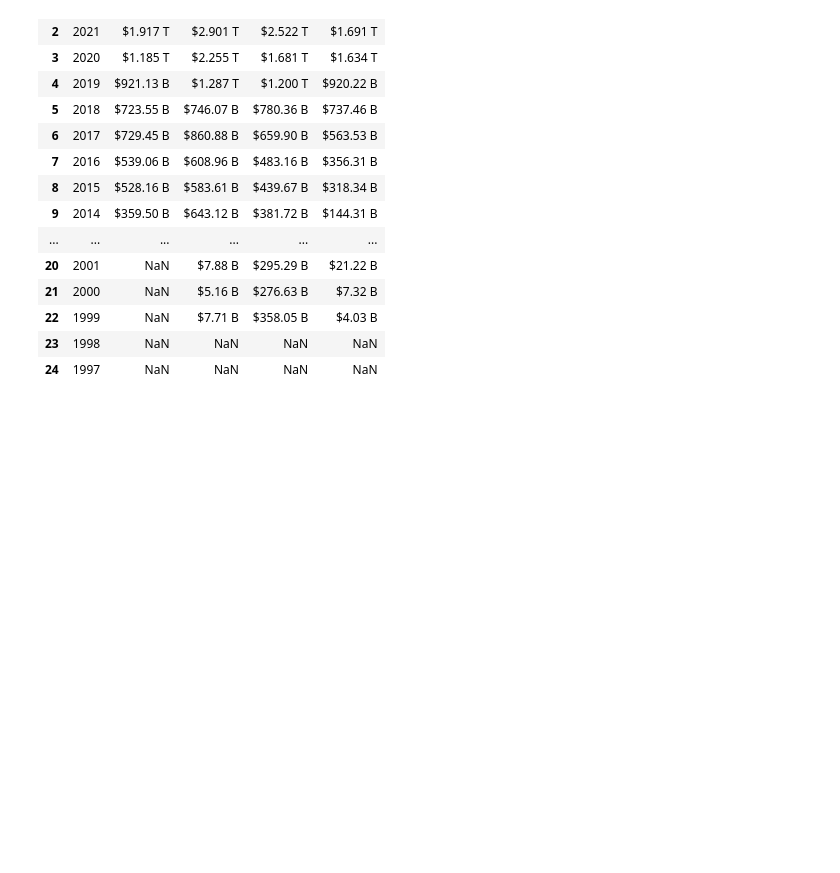
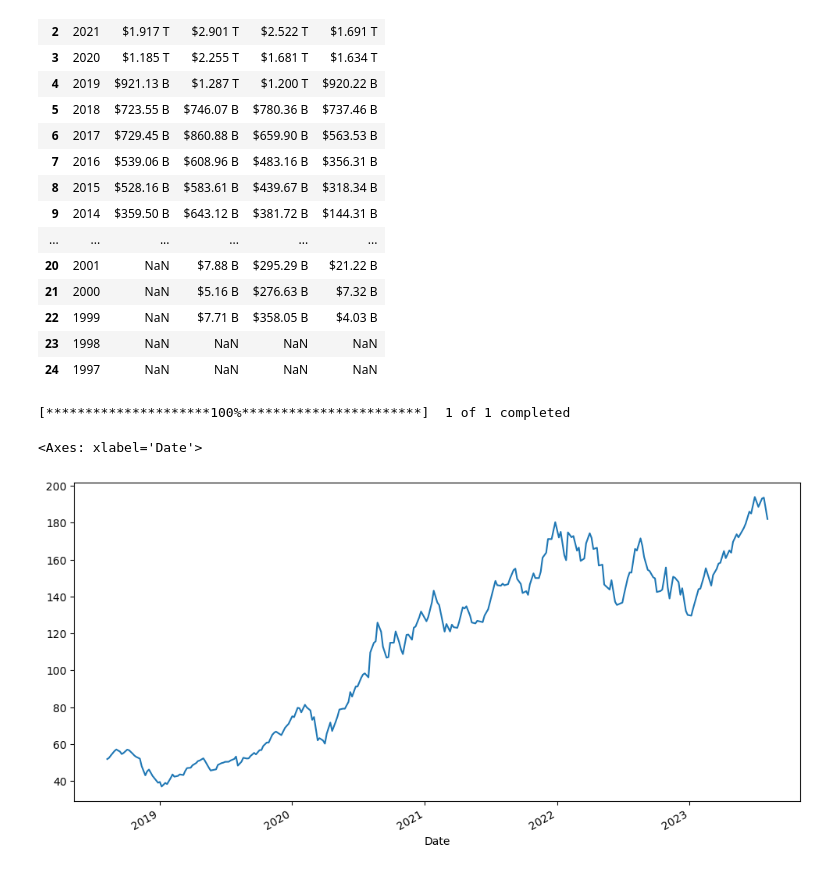
Before and after one commit to ahmet794/stonks, a Jupyter notebook: returns.ipynb, the cells around one changed output. Drawn from its saved outputs; the diff is of its cells as text; code cells hidden in the pictures; blank space fills up the shorter version.

Commit message:
Update Chart functionality, new view

```diff
--- a/returns.ipynb
+++ b/returns.ipynb
@@ -359,3 +360,10 @@ m_cap.m_cap_db(name="amazon", ticker="AMZN")
 | 22 | 1999 | NaN | $7.71 B | $358.05 B | $4.03 B |
 | 23 | 1998 | NaN | NaN | NaN | NaN |
 | 24 | 1997 | NaN | NaN | NaN | NaN |
+# %%
+stock_data = yf.download('AAPL', period="5y", interval="5d")
+stock_data['Close'].plot(figsize=(12, 6))
+# %% [output]
+[*********************100%***********************]  1 of 1 completed
+<Axes: xlabel='Date'>
+[figure, added]
```
Also changed, not shown: parts of 1 cell of this notebook, 17 other files.
